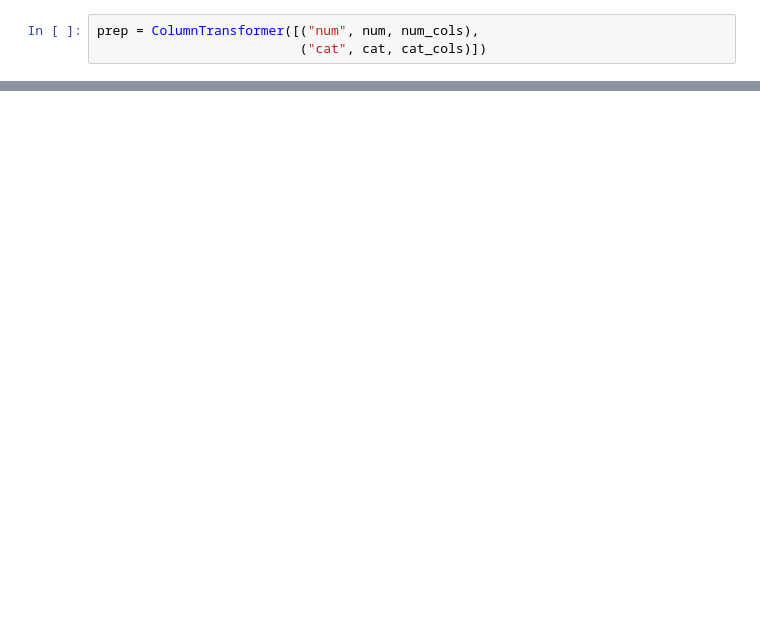
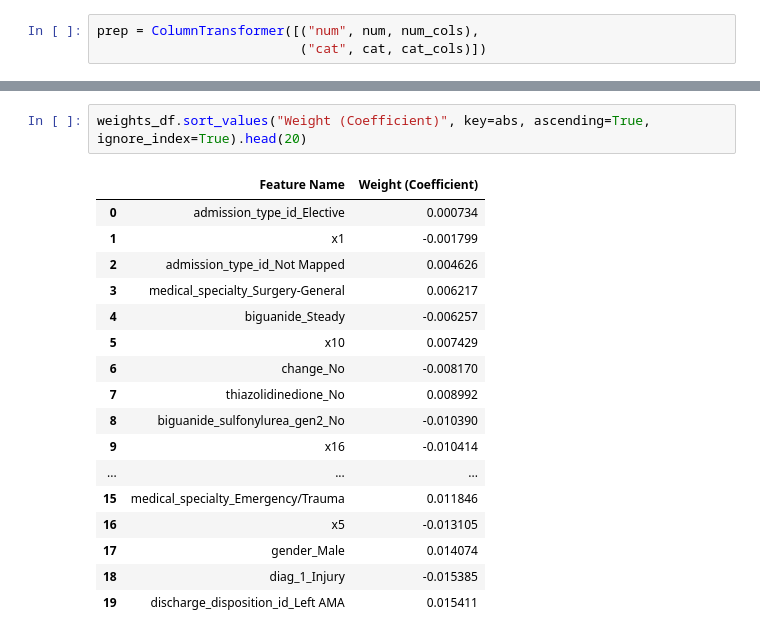
Before and after one commit to Erdos-Projects/fall-2026-hospital-readmission-for-diabetes, a Jupyter notebook: models/modeling_experiments_LogisticRegression.ipynb, the cells around one changed output, grey strips where cells are left out. Drawn from its saved outputs; the diff is of its cells as text; blank space fills up the shorter version.

```diff
--- a/models/modeling_experiments_LogisticRegression.ipynb
+++ b/models/modeling_experiments_LogisticRegression.ipynb
@@ -208,0 +268,20 @@ Best-threshold F2: 0.42042 at threshold 0.56654.
+# %%
+weights_df.sort_values("Weight (Coefficient)", key=abs, ascending=True, ignore_index=True).head(20)
+# %% [output]
+|  | Feature Name | Weight (Coefficient) |
+| 0 | admission_type_id_Elective | 0.000734 |
+| 1 | x1 | -0.001799 |
+| 2 | admission_type_id_Not Mapped | 0.004626 |
+| 3 | medical_specialty_Surgery-General | 0.006217 |
+| 4 | biguanide_Steady | -0.006257 |
+| 5 | x10 | 0.007429 |
+| 6 | change_No | -0.008170 |
+| 7 | thiazolidinedione_No | 0.008992 |
+| 8 | biguanide_sulfonylurea_gen2_No | -0.010390 |
+| 9 | x16 | -0.010414 |
+| ... | ... | ... |
+| 15 | medical_specialty_Emergency/Trauma | 0.011846 |
+| 16 | x5 | -0.013105 |
+| 17 | gender_Male | 0.014074 |
+| 18 | diag_1_Injury | -0.015385 |
+| 19 | discharge_disposition_id_Left AMA | 0.015411 |
```
Also changed, not shown: parts of 10 cells of this notebook.
